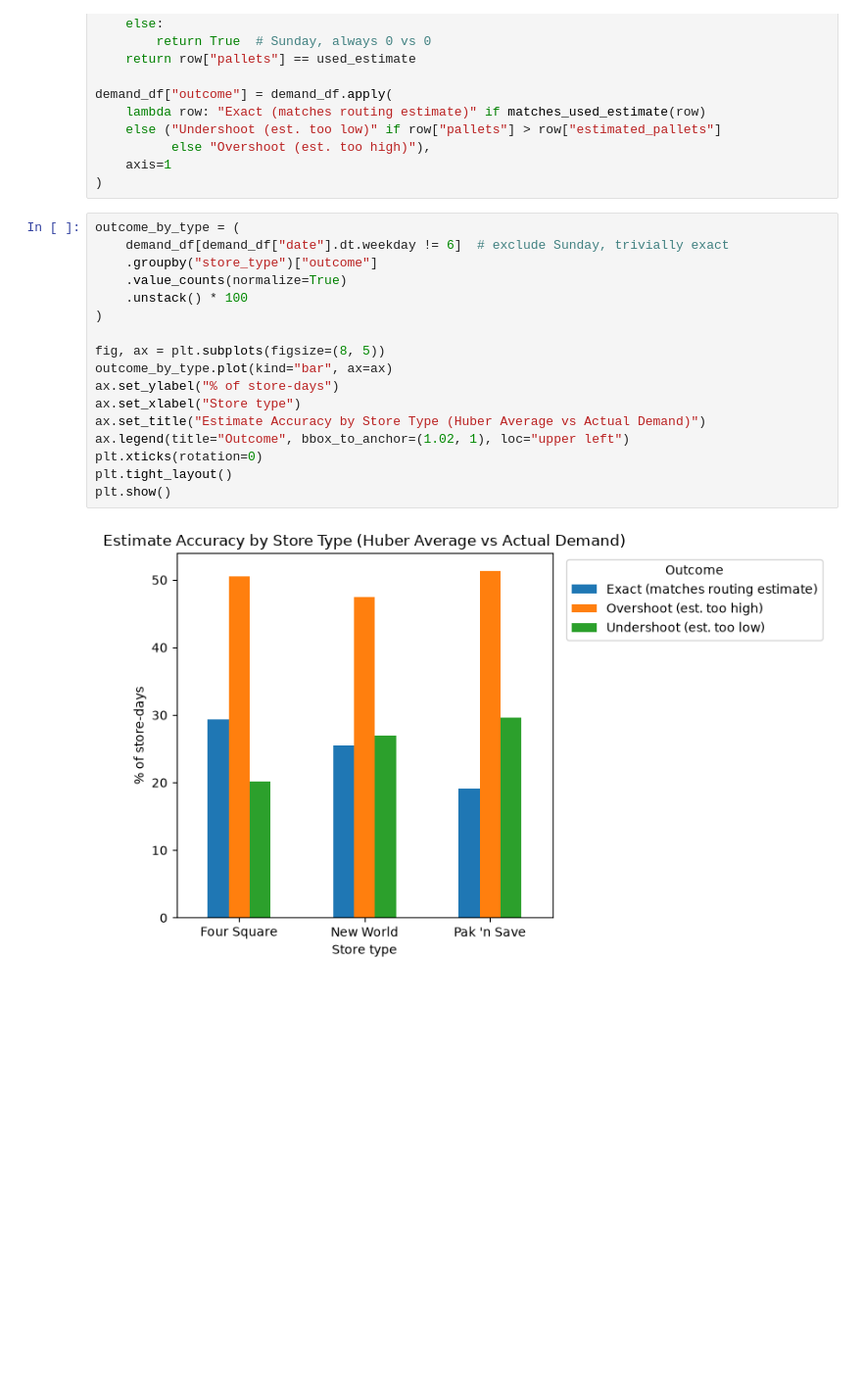
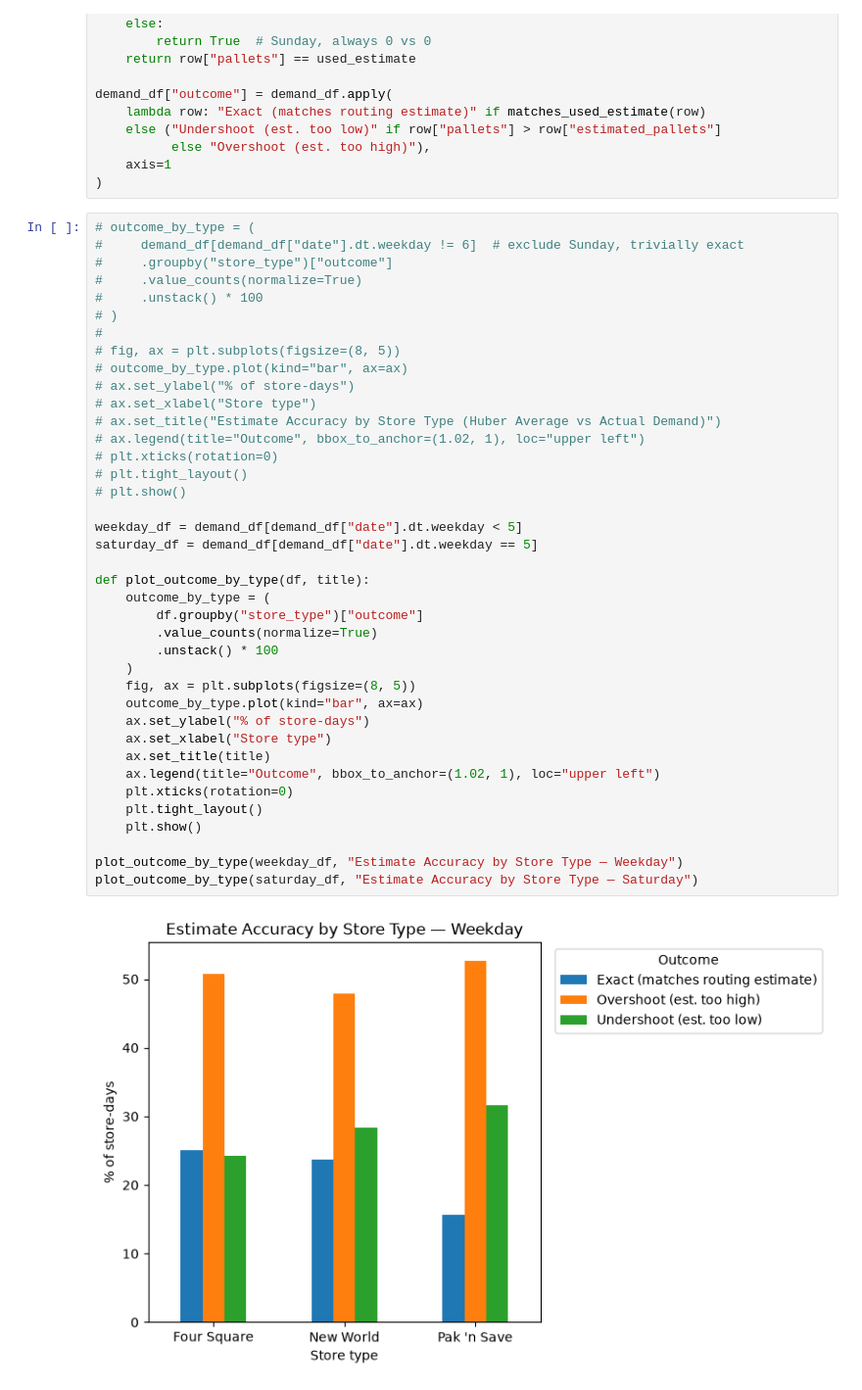
Before and after one commit to avi-nz/ENGSCI-263-Team-01, a Jupyter notebook: main.ipynb, the cells around one changed output. Shown at 98% size. Saved outputs shown, nothing was run; the diff lists cells and outputs as text; blank space fills up the shorter version.

Commit message:
added plots to compare accuracy of huber average vs real demand, seperate graphs for satand weekday

```diff
--- a/main.ipynb
+++ b/main.ipynb
@@ -245,21 +245,43 @@ demand_df["outcome"] = demand_df.apply(
     axis=1
 )
 # %%
-outcome_by_type = (
-    demand_df[demand_df["date"].dt.weekday != 6]  # exclude Sunday, trivially exact
-    .groupby("store_type")["outcome"]
-    .value_counts(normalize=True)
-    .unstack() * 100
-)
+# outcome_by_type = (
+#     demand_df[demand_df["date"].dt.weekday != 6]  # exclude Sunday, trivially exact
+#     .groupby("store_type")["outcome"]
+#     .value_counts(normalize=True)
+#     .unstack() * 100
+# )
+#
+# fig, ax = plt.subplots(figsize=(8, 5))
+# outcome_by_type.plot(kind="bar", ax=ax)
+# ax.set_ylabel("% of store-days")
+# ax.set_xlabel("Store type")
+# ax.set_title("Estimate Accuracy by Store Type (Huber Average vs Actual Demand)")
+# ax.legend(title="Outcome", bbox_to_anchor=(1.02, 1), loc="upper left")
+# plt.xticks(rotation=0)
+# plt.tight_layout()
+# plt.show()
 
-fig, ax = plt.subplots(figsize=(8, 5))
-outcome_by_type.plot(kind="bar", ax=ax)
-ax.set_ylabel("% of store-days")
-ax.set_xlabel("Store type")
-ax.set_title("Estimate Accuracy by Store Type (Huber Average vs Actual Demand)")
-ax.legend(title="Outcome", bbox_to_anchor=(1.02, 1), loc="upper left")
-plt.xticks(rotation=0)
-plt.tight_layout()
-plt.show()
+weekday_df = demand_df[demand_df["date"].dt.weekday < 5]
+saturday_df = demand_df[demand_df["date"].dt.weekday == 5]
+
+def plot_outcome_by_type(df, title):
+    outcome_by_type = (
+        df.groupby("store_type")["outcome"]
+        .value_counts(normalize=True)
+        .unstack() * 100
+    )
+    fig, ax = plt.subplots(figsize=(8, 5))
+    outcome_by_type.plot(kind="bar", ax=ax)
+    ax.set_ylabel("% of store-days")
+    ax.set_xlabel("Store type")
+    ax.set_title(title)
+    ax.legend(title="Outcome", bbox_to_anchor=(1.02, 1), loc="upper left")
+    plt.xticks(rotation=0)
+    plt.tight_layout()
+    plt.show()
+
+plot_outcome_by_type(weekday_df, "Estimate Accuracy by Store Type — Weekday")
+plot_outcome_by_type(saturday_df, "Estimate Accuracy by Store Type — Saturday")
 # %% [output]
-[figure, old version]
+[figure, new version]
```
Also changed, not shown: parts of 1 cell of this notebook, 3 other files.
